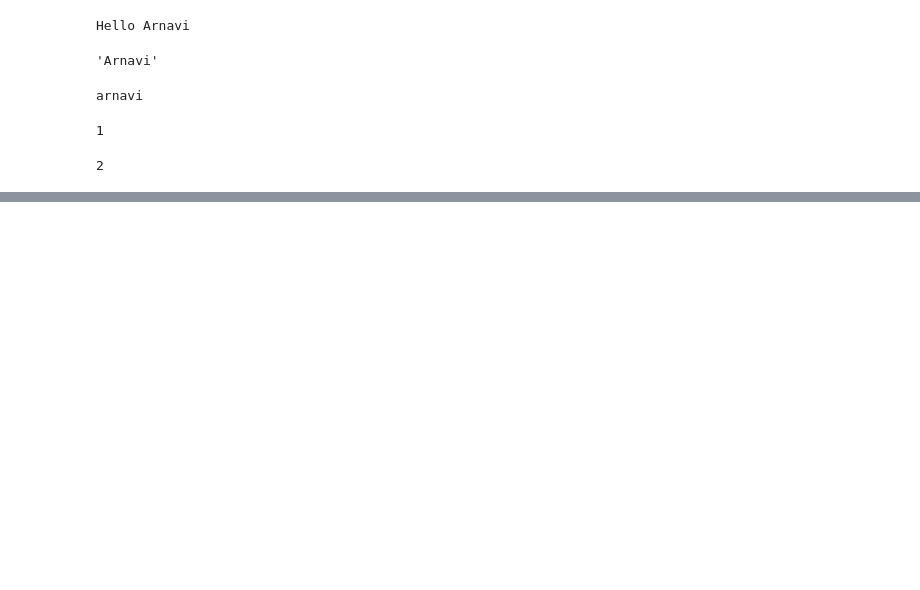
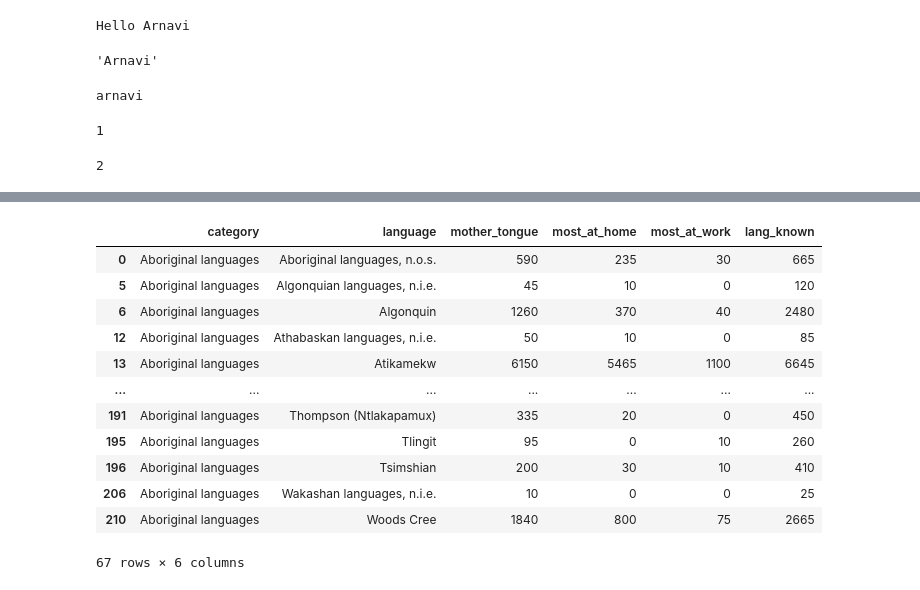
Before and after one commit to purubarh/python-project, a Jupyter notebook: can-lang-observation.ipynb, the cells around one changed output, grey strips where cells are left out. Saved outputs shown, nothing was run; the diff lists cells and outputs as text; code cells hidden in the pictures; blank space fills up the shorter version.

```diff
--- a/can-lang-observation.ipynb
+++ b/can-lang-observation.ipynb
@@ -26,0 +62,16 @@ import pandas as pd
+# %%
+can_lang[can_lang["category"] == "Aboriginal languages"]
+# %% [output]
+|  | category | language | mother_tongue | most_at_home | most_at_work | lang_known |
+| 0 | Aboriginal languages | Aboriginal languages, n.o.s. | 590 | 235 | 30 | 665 |
+| 5 | Aboriginal languages | Algonquian languages, n.i.e. | 45 | 10 | 0 | 120 |
+| 6 | Aboriginal languages | Algonquin | 1260 | 370 | 40 | 2480 |
+| 12 | Aboriginal languages | Athabaskan languages, n.i.e. | 50 | 10 | 0 | 85 |
+| 13 | Aboriginal languages | Atikamekw | 6150 | 5465 | 1100 | 6645 |
+| ... | ... | ... | ... | ... | ... | ... |
+| 191 | Aboriginal languages | Thompson (Ntlakapamux) | 335 | 20 | 0 | 450 |
+| 195 | Aboriginal languages | Tlingit | 95 | 0 | 10 | 260 |
+| 196 | Aboriginal languages | Tsimshian | 200 | 30 | 10 | 410 |
+| 206 | Aboriginal languages | Wakashan languages, n.i.e. | 10 | 0 | 0 | 25 |
+| 210 | Aboriginal languages | Woods Cree | 1840 | 800 | 75 | 2665 |
+67 rows × 6 columns
```
Also changed, not shown: parts of 13 cells of this notebook.
